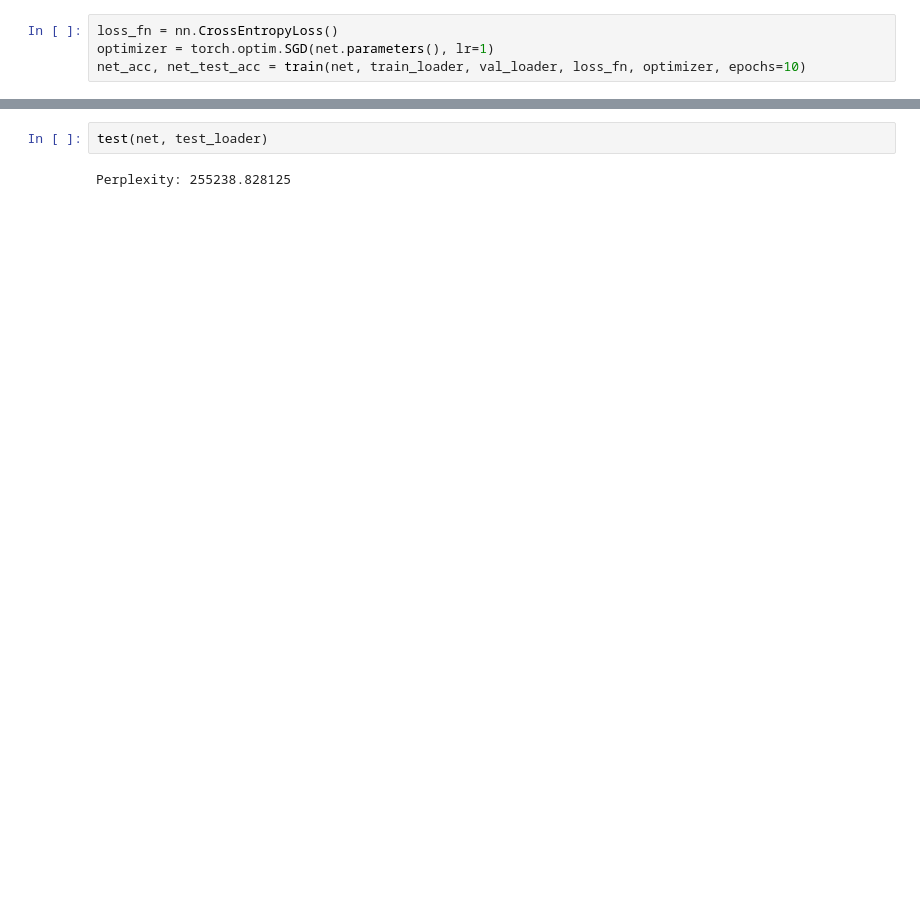
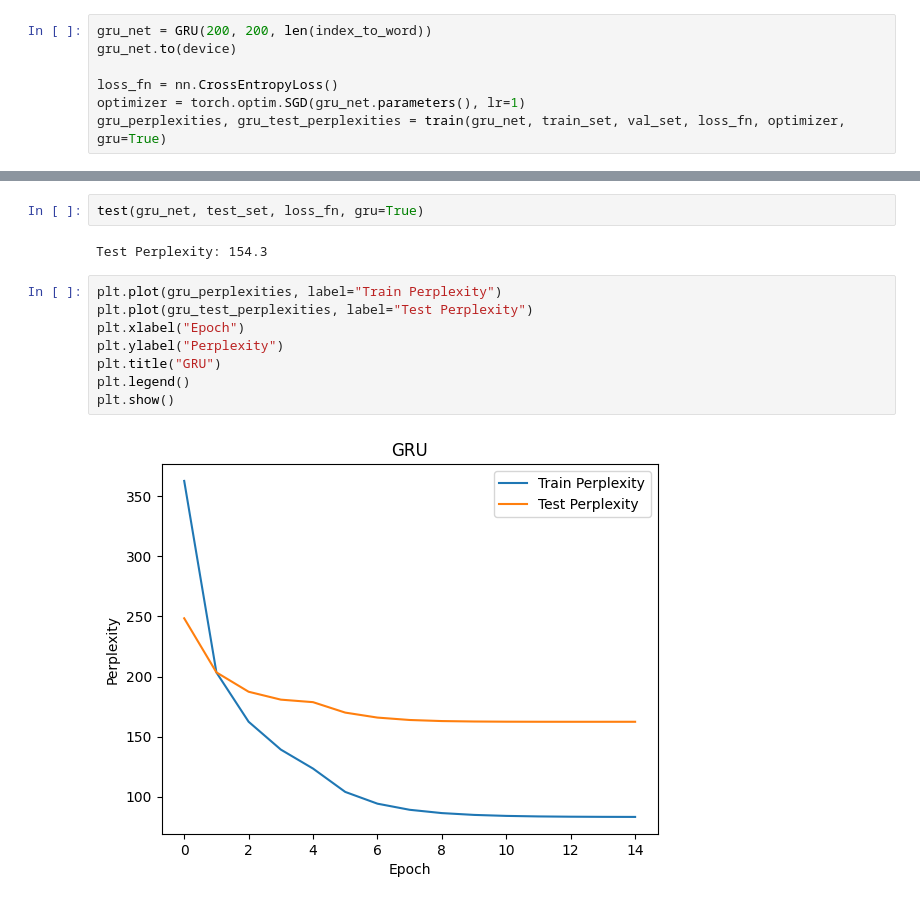
Before and after one commit to eminalparslan/CS-5787-Assignments, a Jupyter notebook: ex2_eaa84_ml2837/CS5787assignment2.ipynb, the cells around one changed output, grey strips where cells are left out. Drawn from its saved outputs; the diff is of its cells as text; blank space fills up the shorter version.

```diff
--- a/ex2_eaa84_ml2837/CS5787assignment2.ipynb
+++ b/ex2_eaa84_ml2837/CS5787assignment2.ipynb
@@ -219,6 +350,9 @@ len(val_loader)
 # %%
+gru_net = GRU(200, 200, len(index_to_word))
+gru_net.to(device)
+
 loss_fn = nn.CrossEntropyLoss()
-optimizer = torch.optim.SGD(net.parameters(), lr=1)
-net_acc, net_test_acc = train(net, train_loader, val_loader, loss_fn, optimizer, epochs=10)
+optimizer = torch.optim.SGD(gru_net.parameters(), lr=1)
+gru_perplexities, gru_test_perplexities = train(gru_net, train_set, val_set, loss_fn, optimizer, gru=True)
 # %% [output]
 Epoch: 0
@@ -227,4 +375,14 @@ TypeError: cannot unpack non-iterable NoneType object
-# %%
-test(net, test_loader)
-# %% [output]
-Perplexity: 255238.828125
+# %%
+test(gru_net, test_set, loss_fn, gru=True)
+# %% [output]
+Test Perplexity: 154.3
+# %%
+plt.plot(gru_perplexities, label="Train Perplexity")
+plt.plot(gru_test_perplexities, label="Test Perplexity")
+plt.xlabel("Epoch")
+plt.ylabel("Perplexity")
+plt.title("GRU")
+plt.legend()
+plt.show()
+# %% [output]
+[figure, added]
```
Also changed, not shown: parts of 27 cells of this notebook, 5 other files.
